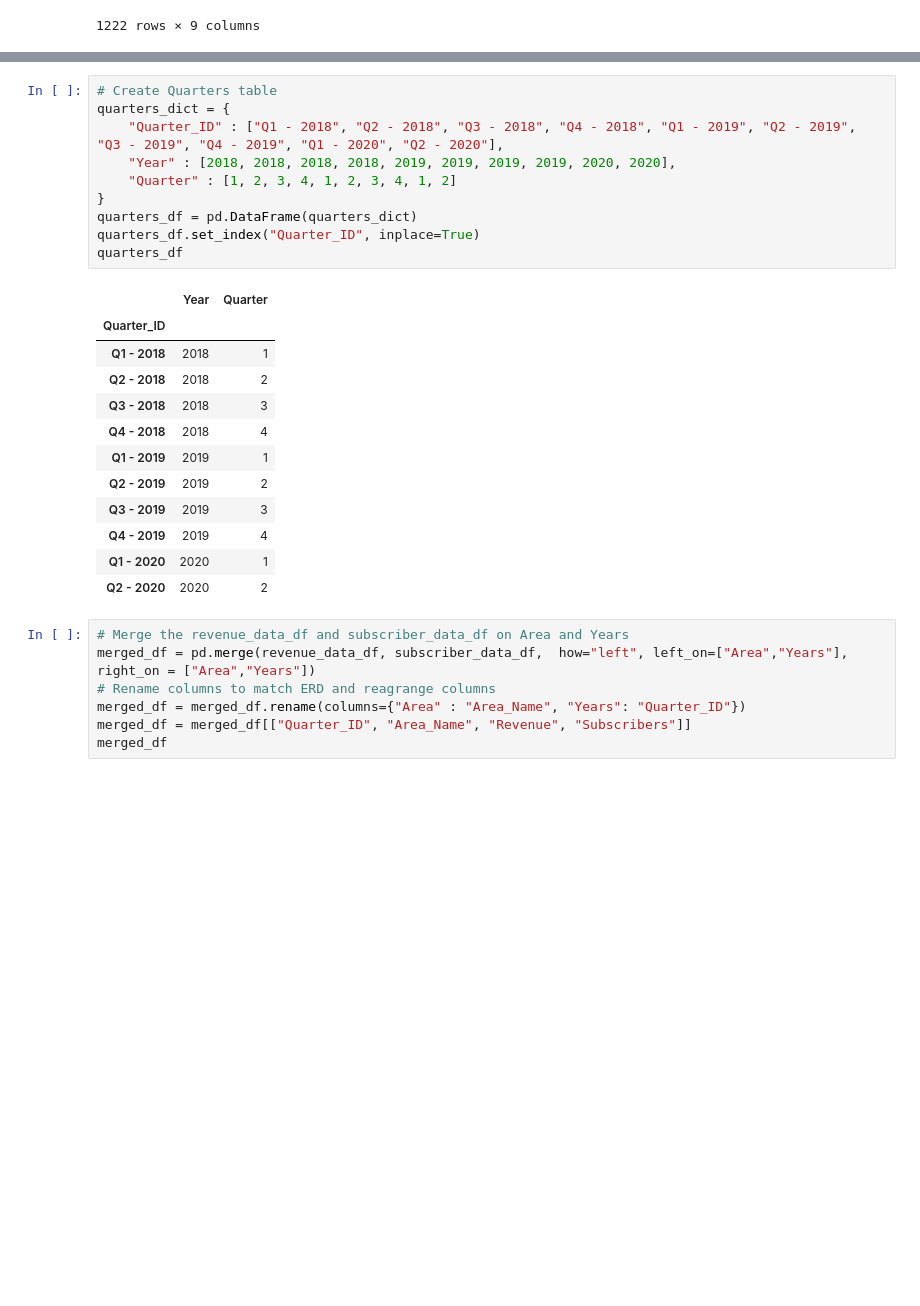
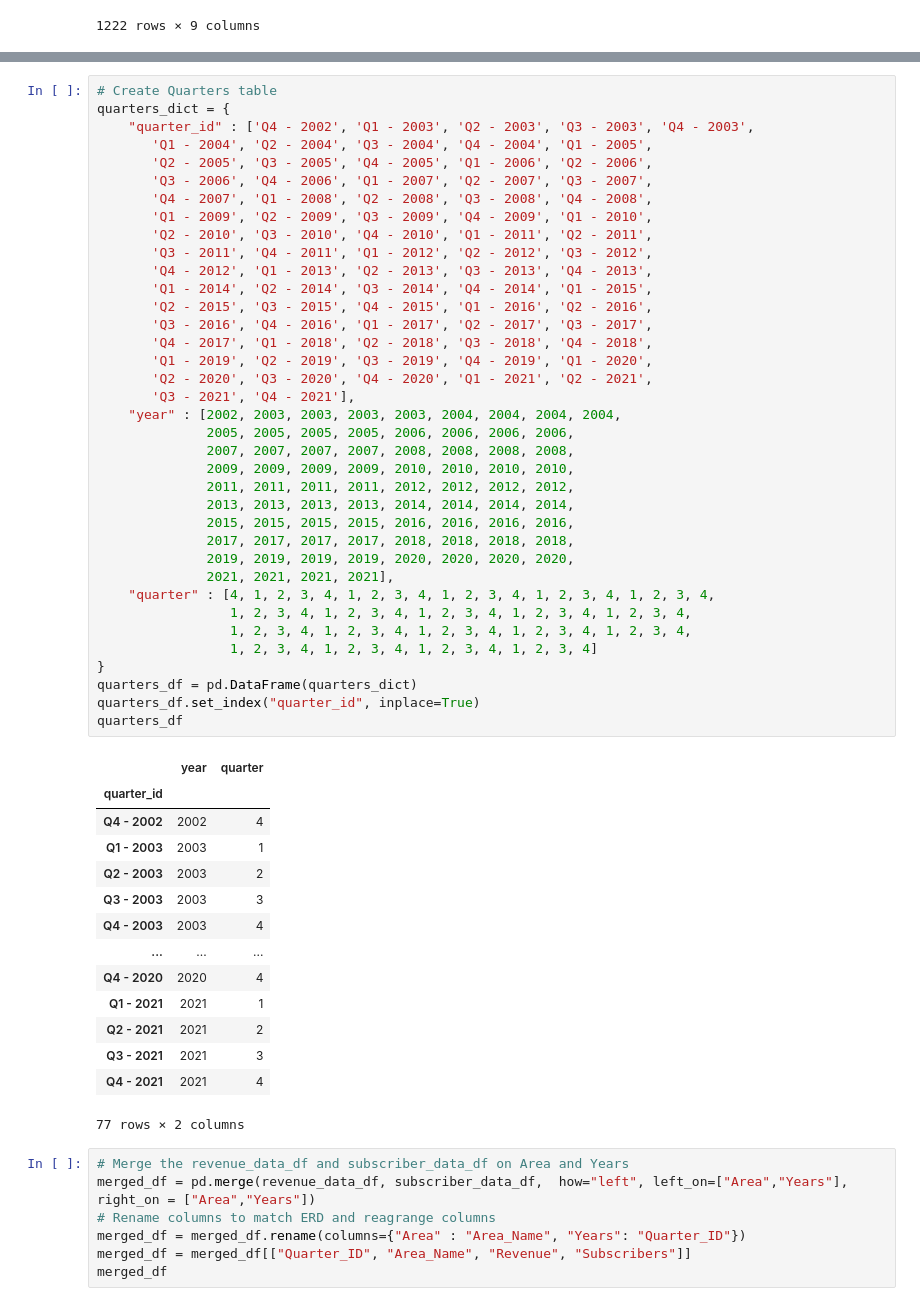
Before and after one commit to anguloag/Netflix-ETL, a Jupyter notebook: ETL.ipynb, the cells around one changed output, grey strips where cells are left out. Saved outputs shown, nothing was run; the diff lists cells and outputs as text; blank space fills up the shorter version.

```diff
--- a/ETL.ipynb
+++ b/ETL.ipynb
@@ -498,26 +505,55 @@ movies_shows_df.head()
 # %%
 # Create Quarters table
 quarters_dict = {
-    "Quarter_ID" : ["Q1 - 2018", "Q2 - 2018", "Q3 - 2018", "Q4 - 2018", "Q1 - 2019", "Q2 - 2019", "Q3 - 2019", "Q4 - 2019", "Q1 - 2020", "Q2 - 2020"],
-    "Year" : [2018, 2018, 2018, 2018, 2019, 2019, 2019, 2019, 2020, 2020],
-    "Quarter" : [1, 2, 3, 4, 1, 2, 3, 4, 1, 2]
+    "quarter_id" : ['Q4 - 2002', 'Q1 - 2003', 'Q2 - 2003', 'Q3 - 2003', 'Q4 - 2003',
+       'Q1 - 2004', 'Q2 - 2004', 'Q3 - 2004', 'Q4 - 2004', 'Q1 - 2005',
+       'Q2 - 2005', 'Q3 - 2005', 'Q4 - 2005', 'Q1 - 2006', 'Q2 - 2006',
+       'Q3 - 2006', 'Q4 - 2006', 'Q1 - 2007', 'Q2 - 2007', 'Q3 - 2007',
+       'Q4 - 2007', 'Q1 - 2008', 'Q2 - 2008', 'Q3 - 2008', 'Q4 - 2008',
+       'Q1 - 2009', 'Q2 - 2009', 'Q3 - 2009', 'Q4 - 2009', 'Q1 - 2010',
+       'Q2 - 2010', 'Q3 - 2010', 'Q4 - 2010', 'Q1 - 2011', 'Q2 - 2011',
+       'Q3 - 2011', 'Q4 - 2011', 'Q1 - 2012', 'Q2 - 2012', 'Q3 - 2012',
+       'Q4 - 2012', 'Q1 - 2013', 'Q2 - 2013', 'Q3 - 2013', 'Q4 - 2013',
+       'Q1 - 2014', 'Q2 - 2014', 'Q3 - 2014', 'Q4 - 2014', 'Q1 - 2015',
+       'Q2 - 2015', 'Q3 - 2015', 'Q4 - 2015', 'Q1 - 2016', 'Q2 - 2016',
+       'Q3 - 2016', 'Q4 - 2016', 'Q1 - 2017', 'Q2 - 2017', 'Q3 - 2017',
+       'Q4 - 2017', 'Q1 - 2018', 'Q2 - 2018', 'Q3 - 2018', 'Q4 - 2018',
+       'Q1 - 2019', 'Q2 - 2019', 'Q3 - 2019', 'Q4 - 2019', 'Q1 - 2020',
+       'Q2 - 2020', 'Q3 - 2020', 'Q4 - 2020', 'Q1 - 2021', 'Q2 - 2021',
+       'Q3 - 2021', 'Q4 - 2021'],
+    "year" : [2002, 2003, 2003, 2003, 2003, 2004, 2004, 2004, 2004,
+              2005, 2005, 2005, 2005, 2006, 2006, 2006, 2006,
+              2007, 2007, 2007, 2007, 2008, 2008, 2008, 2008,
+              2009, 2009, 2009, 2009, 2010, 2010, 2010, 2010,
+              2011, 2011, 2011, 2011, 2012, 2012, 2012, 2012,
+              2013, 2013, 2013, 2013, 2014, 2014, 2014, 2014,
+              2015, 2015, 2015, 2015, 2016, 2016, 2016, 2016,
+              2017, 2017, 2017, 2017, 2018, 2018, 2018, 2018,
+              2019, 2019, 2019, 2019, 2020, 2020, 2020, 2020,
+              2021, 2021, 2021, 2021],
+    "quarter" : [4, 1, 2, 3, 4, 1, 2, 3, 4, 1, 2, 3, 4, 1, 2, 3, 4, 1, 2, 3, 4,
+                 1, 2, 3, 4, 1, 2, 3, 4, 1, 2, 3, 4, 1, 2, 3, 4, 1, 2, 3, 4,
+                 1, 2, 3, 4, 1, 2, 3, 4, 1, 2, 3, 4, 1, 2, 3, 4, 1, 2, 3, 4,
+                 1, 2, 3, 4, 1, 2, 3, 4, 1, 2, 3, 4, 1, 2, 3, 4]
 }
 quarters_df = pd.DataFrame(quarters_dict)
-quarters_df.set_index("Quarter_ID", inplace=True)
+quarters_df.set_index("quarter_id", inplace=True)
 quarters_df
 # %% [output]
-|  | Year | Quarter |
-| Quarter_ID |  |  |
-| Q1 - 2018 | 2018 | 1 |
-| Q2 - 2018 | 2018 | 2 |
-| Q3 - 2018 | 2018 | 3 |
-| Q4 - 2018 | 2018 | 4 |
-| Q1 - 2019 | 2019 | 1 |
-| Q2 - 2019 | 2019 | 2 |
-| Q3 - 2019 | 2019 | 3 |
-| Q4 - 2019 | 2019 | 4 |
-| Q1 - 2020 | 2020 | 1 |
-| Q2 - 2020 | 2020 | 2 |
+|  | year | quarter |
+| quarter_id |  |  |
+| Q4 - 2002 | 2002 | 4 |
+| Q1 - 2003 | 2003 | 1 |
+| Q2 - 2003 | 2003 | 2 |
+| Q3 - 2003 | 2003 | 3 |
+| Q4 - 2003 | 2003 | 4 |
+| ... | ... | ... |
+| Q4 - 2020 | 2020 | 4 |
+| Q1 - 2021 | 2021 | 1 |
+| Q2 - 2021 | 2021 | 2 |
+| Q3 - 2021 | 2021 | 3 |
+| Q4 - 2021 | 2021 | 4 |
+77 rows × 2 columns
 # %%
 # Merge the revenue_data_df and subscriber_data_df on Area and Years
 merged_df = pd.merge(revenue_data_df, subscriber_data_df,  how="left", left_on=["Area","Years"], right_on = ["Area","Years"])
```
Also changed, not shown: parts of 23 cells of this notebook, 14 other files.
